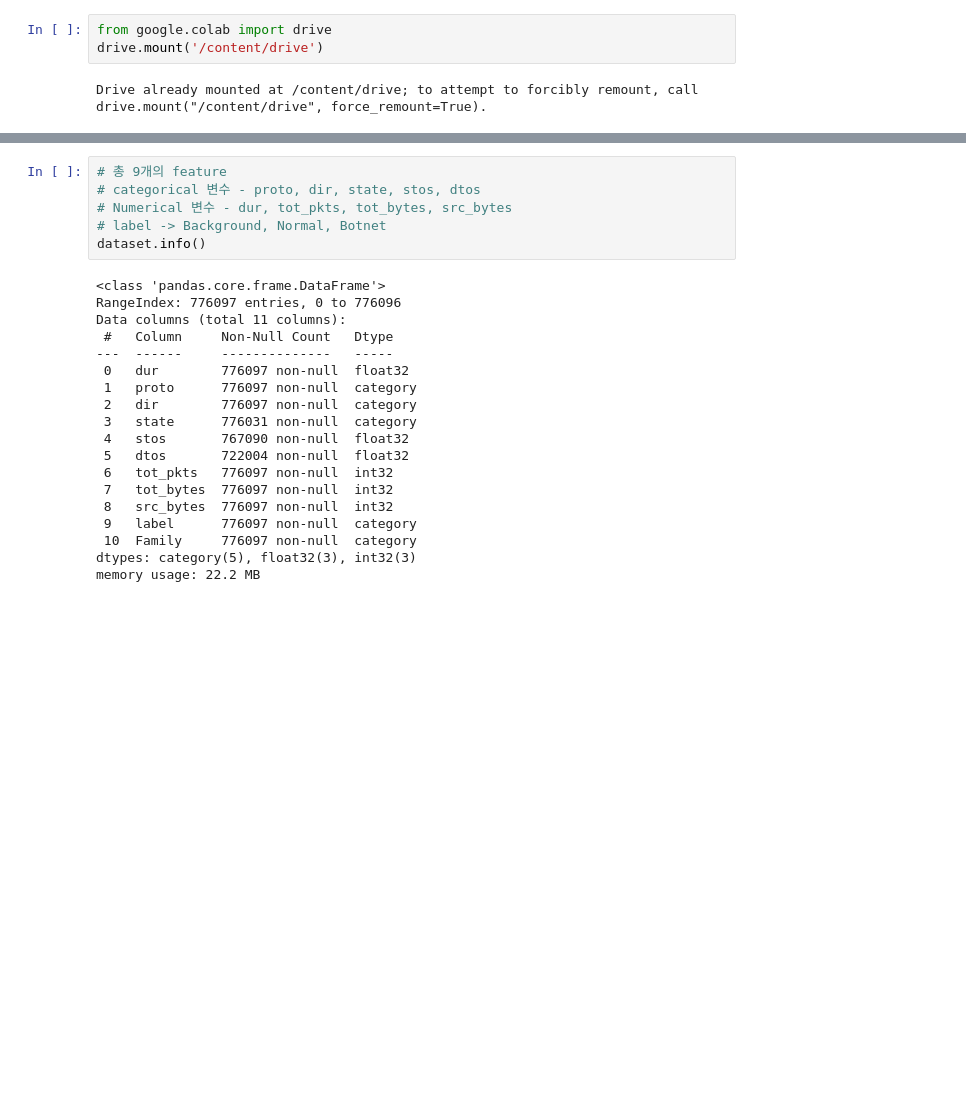
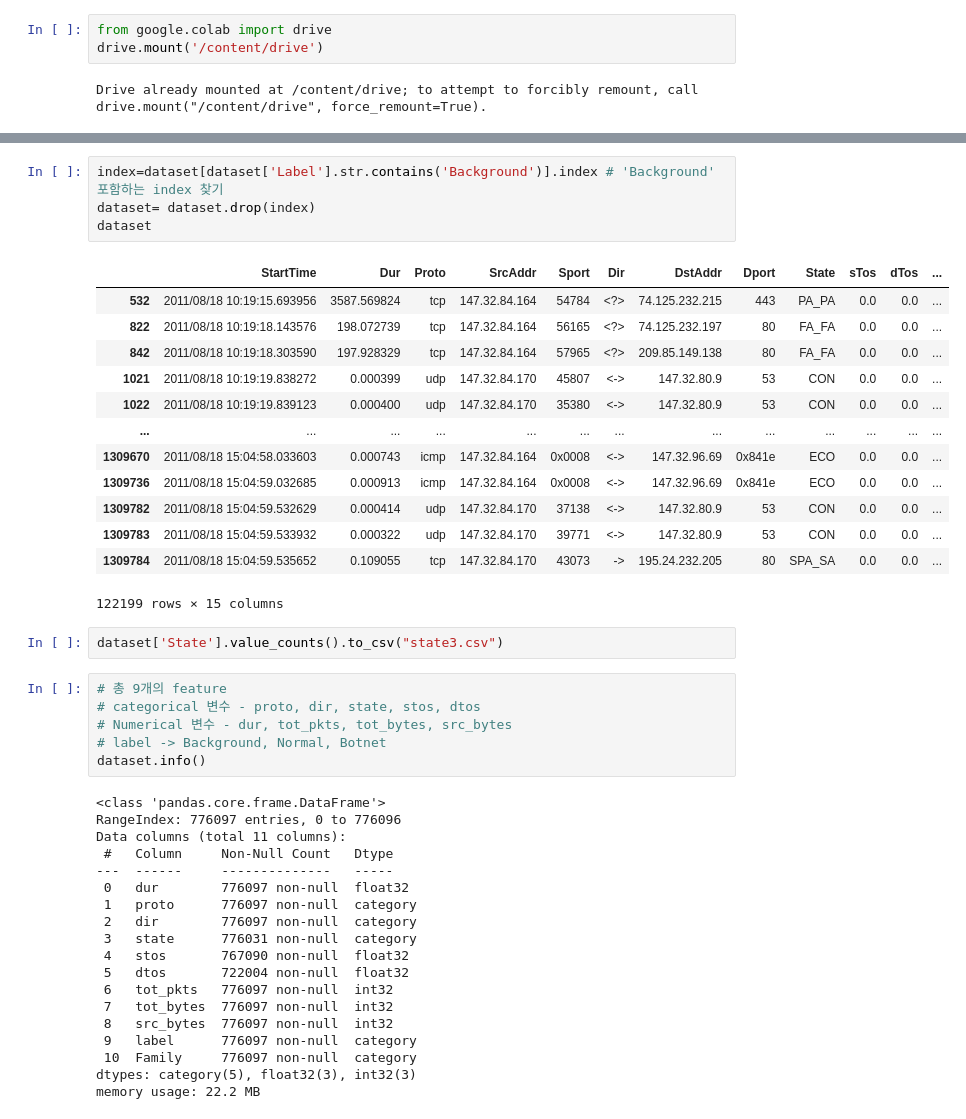
Before and after one commit to Albatross3/CapstoneDesign_DataAnalysis, a Jupyter notebook: CTU-13(10)_Preprocessing.ipynb, the cells around one changed output, grey strips where cells are left out. Cells and saved outputs as stored; diff of their text form; blank space fills up the shorter version.

```diff
--- a/CTU-13(10)_Preprocessing.ipynb
+++ b/CTU-13(10)_Preprocessing.ipynb
@@ -27,3 +27,23 @@ dataset
+# %%
+index=dataset[dataset['Label'].str.contains('Background')].index # 'Background' 포함하는 index 찾기
+dataset= dataset.drop(index)
+dataset
+# %% [output]
+|  | StartTime | Dur | Proto | SrcAddr | Sport | Dir | DstAddr | Dport | State | sTos | dTos | ... |
+| 532 | 2011/08/18 10:19:15.693956 | 3587.569824 | tcp | 147.32.84.164 | 54784 | <?> | 74.125.232.215 | 443 | PA_PA | 0.0 | 0.0 | ... |
+| 822 | 2011/08/18 10:19:18.143576 | 198.072739 | tcp | 147.32.84.164 | 56165 | <?> | 74.125.232.197 | 80 | FA_FA | 0.0 | 0.0 | ... |
+| 842 | 2011/08/18 10:19:18.303590 | 197.928329 | tcp | 147.32.84.164 | 57965 | <?> | 209.85.149.138 | 80 | FA_FA | 0.0 | 0.0 | ... |
+| 1021 | 2011/08/18 10:19:19.838272 | 0.000399 | udp | 147.32.84.170 | 45807 | <-> | 147.32.80.9 | 53 | CON | 0.0 | 0.0 | ... |
+| 1022 | 2011/08/18 10:19:19.839123 | 0.000400 | udp | 147.32.84.170 | 35380 | <-> | 147.32.80.9 | 53 | CON | 0.0 | 0.0 | ... |
+| ... | ... | ... | ... | ... | ... | ... | ... | ... | ... | ... | ... | ... |
+| 1309670 | 2011/08/18 15:04:58.033603 | 0.000743 | icmp | 147.32.84.164 | 0x0008 | <-> | 147.32.96.69 | 0x841e | ECO | 0.0 | 0.0 | ... |
+| 1309736 | 2011/08/18 15:04:59.032685 | 0.000913 | icmp | 147.32.84.164 | 0x0008 | <-> | 147.32.96.69 | 0x841e | ECO | 0.0 | 0.0 | ... |
+| 1309782 | 2011/08/18 15:04:59.532629 | 0.000414 | udp | 147.32.84.170 | 37138 | <-> | 147.32.80.9 | 53 | CON | 0.0 | 0.0 | ... |
+| 1309783 | 2011/08/18 15:04:59.533932 | 0.000322 | udp | 147.32.84.170 | 39771 | <-> | 147.32.80.9 | 53 | CON | 0.0 | 0.0 | ... |
+| 1309784 | 2011/08/18 15:04:59.535652 | 0.109055 | tcp | 147.32.84.170 | 43073 | -> | 195.24.232.205 | 80 | SPA_SA | 0.0 | 0.0 | ... |
+122199 rows × 15 columns
+# %%
+dataset['State'].value_counts().to_csv("state3.csv")
 # %%
 # 총 9개의 feature
 # categorical 변수 - proto, dir, state, stos, dtos
```
Also changed, not shown: parts of 3 cells of this notebook, 1 other file.
